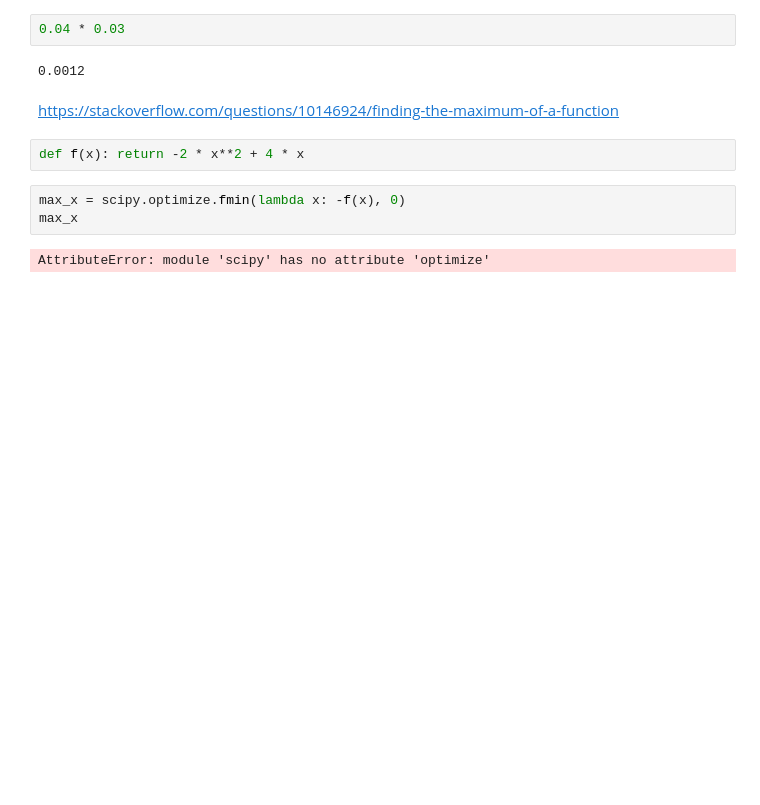
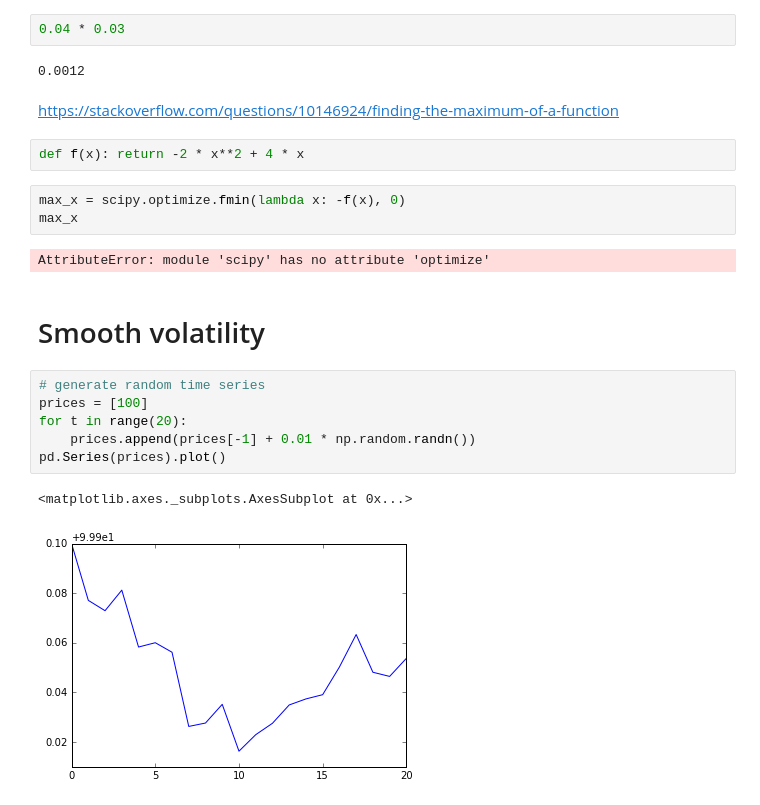
Before and after one commit to joerischasfoort/hfm-abm, a Jupyter notebook: Optimization-book.ipynb, the cells around one changed output. Saved outputs shown, nothing was run; the diff lists cells and outputs as text; blank space fills up the shorter version.

Commit message:
add hfm volatility calculation

```diff
--- a/Optimization-book.ipynb
+++ b/Optimization-book.ipynb
@@ -50,3 +52,14 @@ max_x = scipy.optimize.fmin(lambda x: -f(x), 0)
 max_x
 # %% [output]
 AttributeError: module 'scipy' has no attribute 'optimize'
+# %% [markdown]
+# Smooth volatility
+# %%
+# generate random time series
+prices = [100]
+for t in range(20):
+    prices.append(prices[-1] + 0.01 * np.random.randn())
+pd.Series(prices).plot()
+# %% [output]
+<matplotlib.axes._subplots.AxesSubplot at 0x...>
+[figure, added]
```
Also changed, not shown: parts of 3 cells of this notebook, 1 other file.
